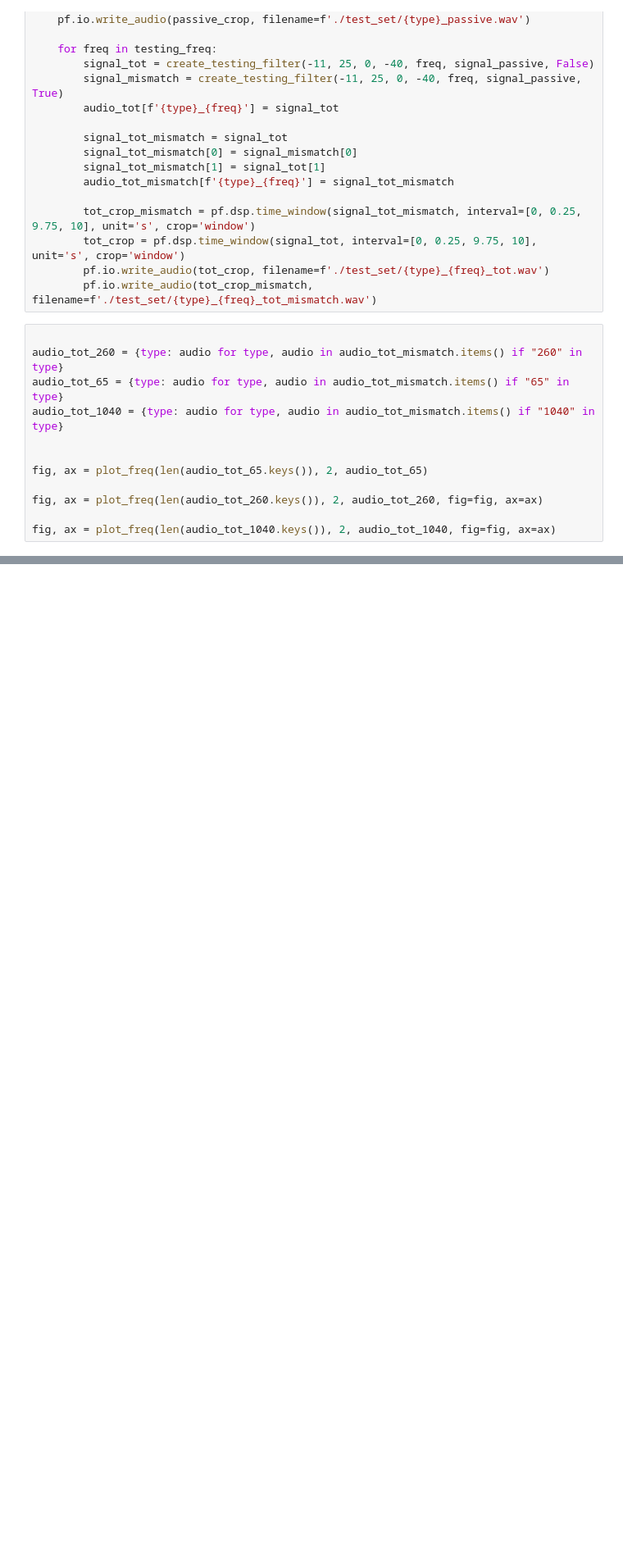
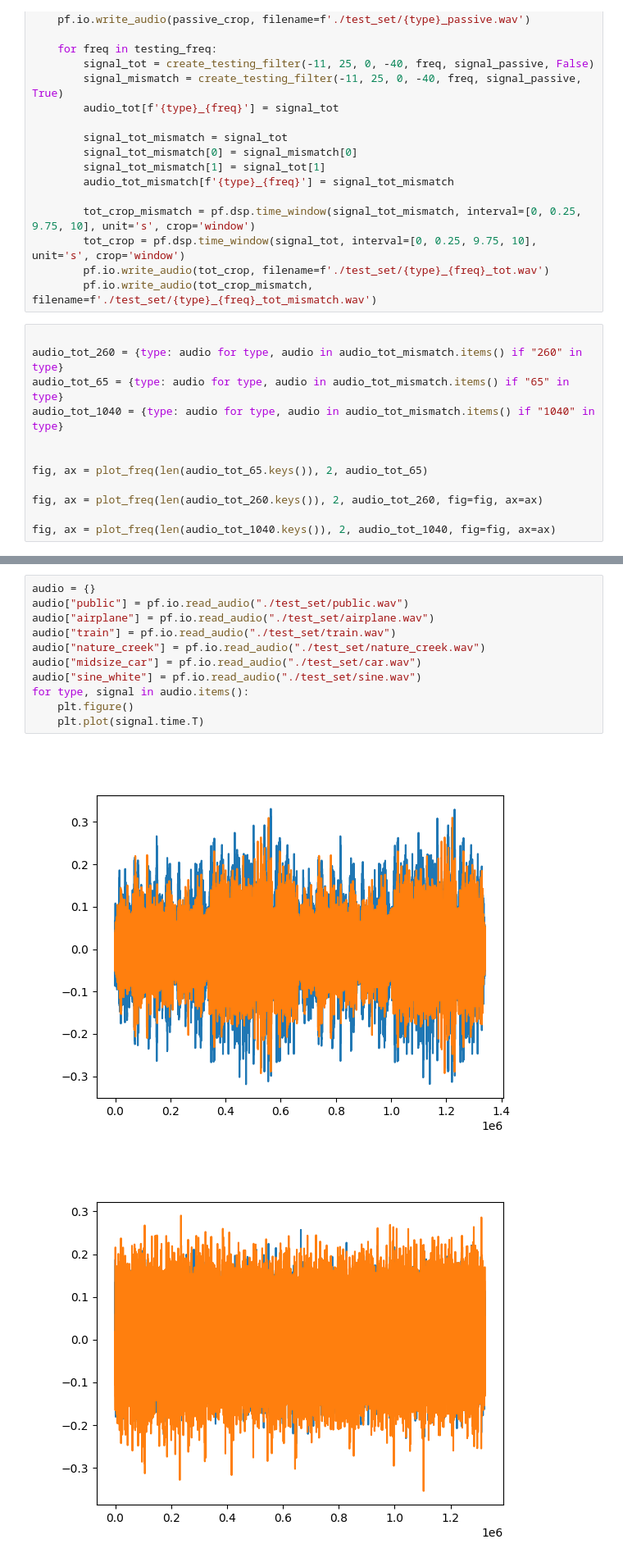
Before and after one commit to nguyen-elevear/bachelor_arbeit, a Jupyter notebook: audio_pyfar.ipynb, the cells around one changed output, grey strips where cells are left out. Shown: that part at 82% size. Saved outputs shown, nothing was run; the diff lists cells and outputs as text; blank space fills up the shorter version.

```diff
--- a/audio_pyfar.ipynb
+++ b/audio_pyfar.ipynb
@@ -468,0 +500,14 @@ fig, ax = plot_freq(len(audio_tot_1040.keys()), 2, audio_tot_1040, fig=fig, ax=a
+# %%
+audio = {}
+audio["public"] = pf.io.read_audio("./test_set/public.wav")
+audio["airplane"] = pf.io.read_audio("./test_set/airplane.wav")
+audio["train"] = pf.io.read_audio("./test_set/train.wav")
+audio["nature_creek"] = pf.io.read_audio("./test_set/nature_creek.wav")
+audio["midsize_car"] = pf.io.read_audio("./test_set/car.wav")
+audio["sine_white"] = pf.io.read_audio("./test_set/sine.wav")
+for type, signal in audio.items():
+    plt.figure()
+    plt.plot(signal.time.T)
+# %% [output]
+[figure, added]
+[figure, added]
```
Also changed, not shown: parts of 4 cells of this notebook.
